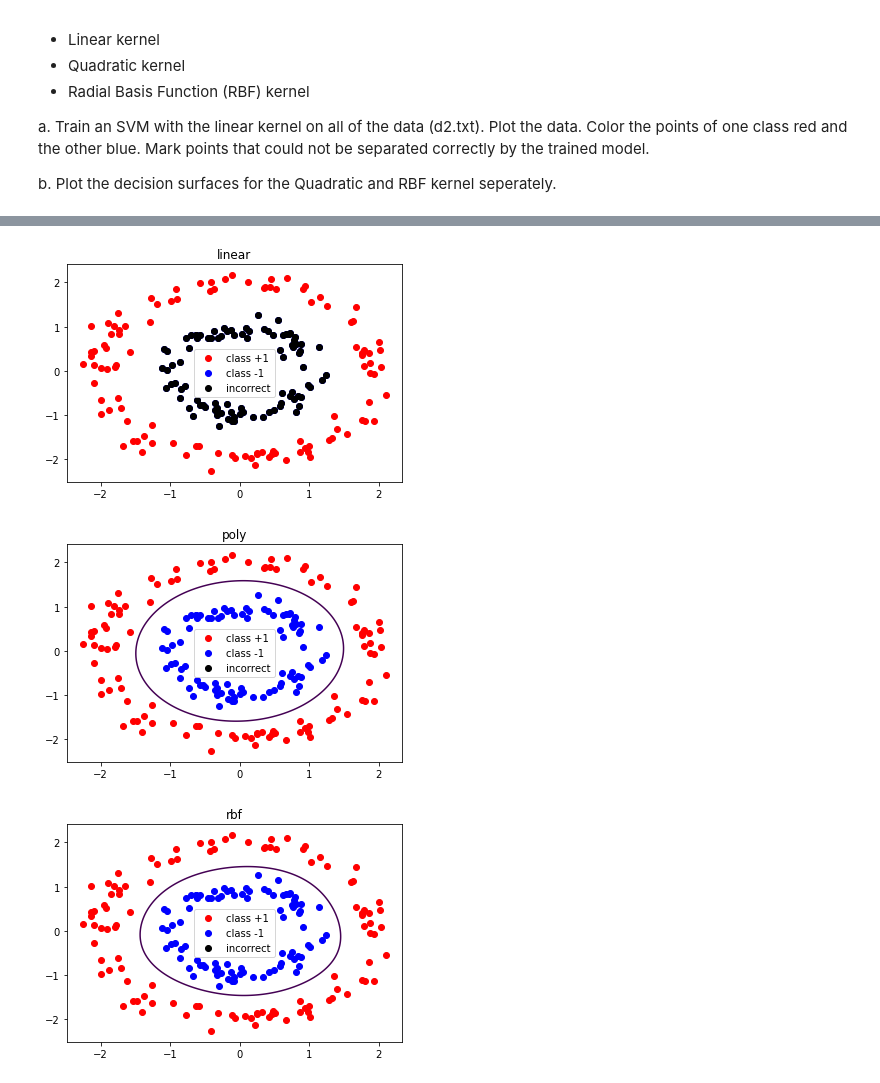
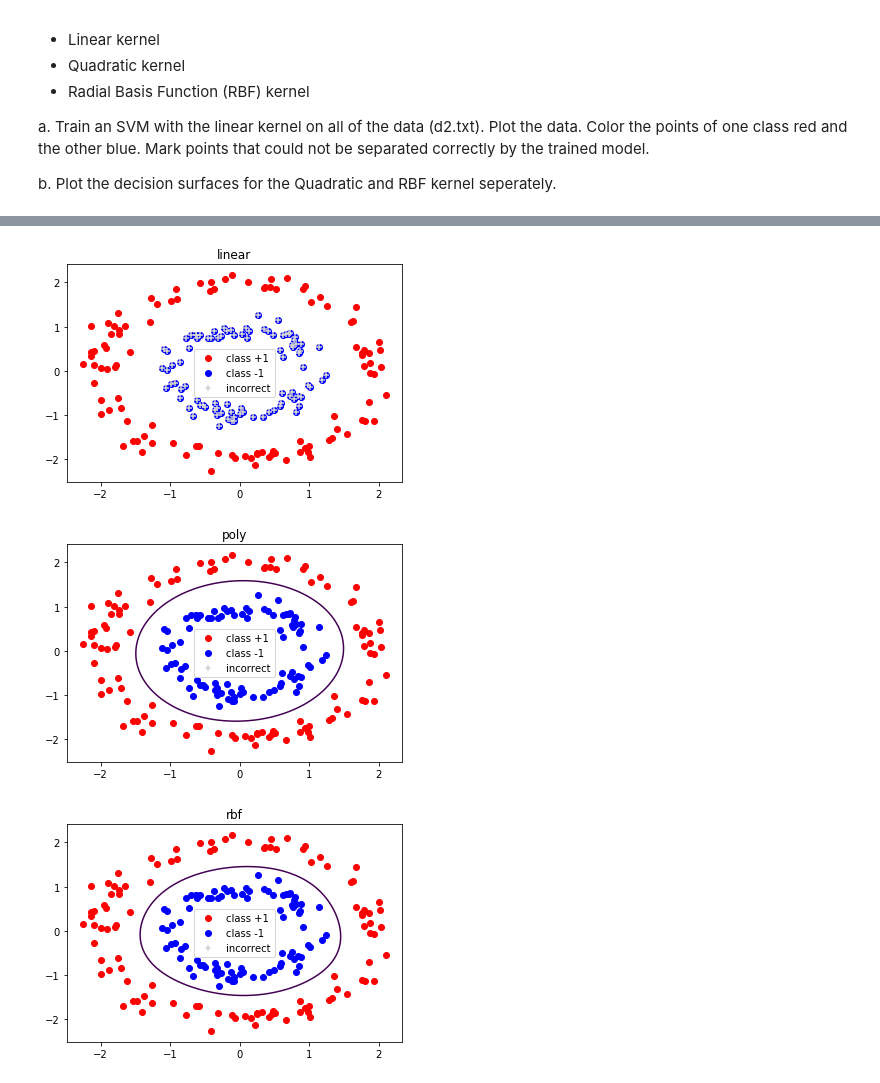
Before and after one commit to vchristoffersson/TDA231, a Jupyter notebook: hw4/hw4.ipynb, the cells around one changed output, grey strips where cells are left out. Cells and saved outputs as stored; diff of their text form; code cells hidden in the pictures.

Commit message:
fixed colors on supportvec

```diff
--- a/hw4/hw4.ipynb
+++ b/hw4/hw4.ipynb
@@ -272,7 +272,7 @@ for fig_num, kernel in enumerate(('linear', 'poly', 'rbf')):
     #Plot the decision boundary
     Z = Z.reshape(XX.shape)
     plt.contour(XX, YY, Z, levels=[0])
-    plt.scatter(faultpoints[:,:1], faultpoints[:,-1], color='black', label = 'incorrect')
+    plt.scatter(faultpoints[:,:1], faultpoints[:,-1], marker='+', color='lightgray', label = 'incorrect')
     plt.title(kernel)
     plt.legend()
 plt.show()
@@ -281,3 +281,3 @@ linear decision boundary: 5.832857318699425e-05 x1 -0.0002090859496652886 x2+ -4
-[figure, old version]
+[figure, new version]
-[figure, old version]
+[figure, new version]
-[figure, old version]
+[figure, new version]
```
Also changed, not shown: parts of 2 cells of this notebook.
